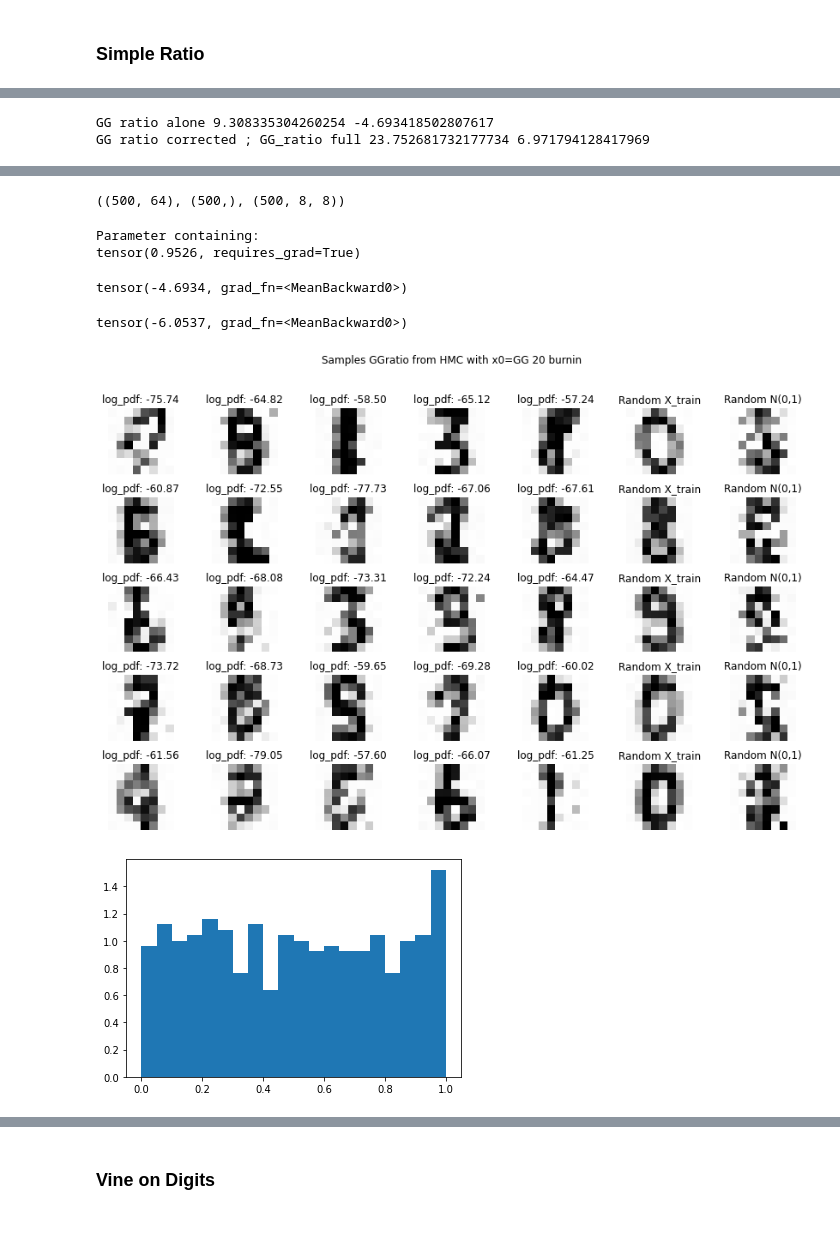
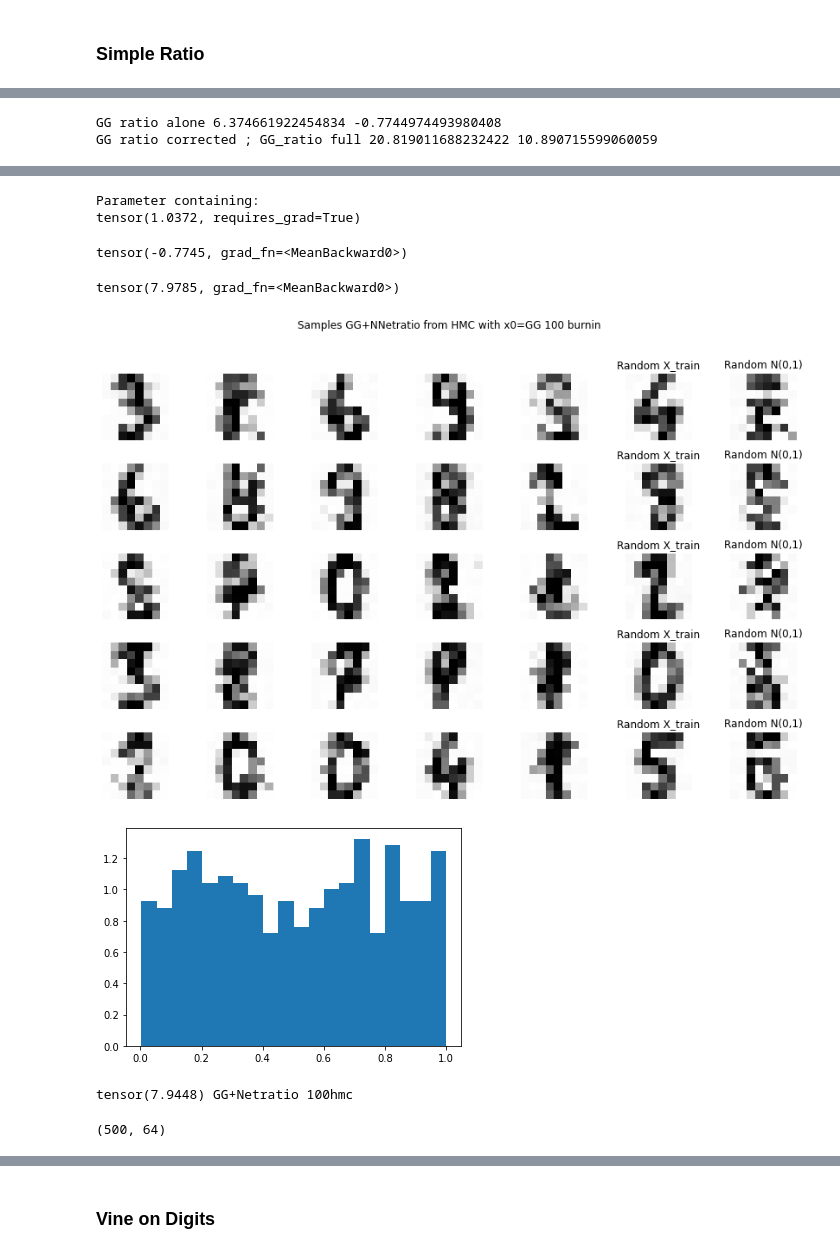
Before and after one commit to Huk-David/Ratio-Copula, a Jupyter notebook: Copula by Ratio Estimation/Digits_MNIST_exp/image_exp.ipynb, the cells around one changed output, grey strips where cells are left out. Saved outputs shown, nothing was run; the diff lists cells and outputs as text; code cells hidden in the pictures; blank space fills up the shorter version.

```diff
--- a/Copula by Ratio Estimation/Digits_MNIST_exp/image_exp.ipynb
+++ b/Copula by Ratio Estimation/Digits_MNIST_exp/image_exp.ipynb
@@ -935,7 +935,7 @@ Estimated Total Size (MB): 0.07
 # training loop for GG Ratio
 
 # Define loss function and optimizer
-optimizer = optim.Adam(ratio_model.parameters())#, lr=0.0002, betas=(0.5, 0.999))
+optimizer = optim.Adam(ratio_model.parameters(), lr=0.0002, betas=(0.5, 0.999))
 
 # Training loop
 num_epochs = 501
@@ -1046,6 +1014,7 @@ import torch.distributions as dist
 ratio_model.eval()
 X_train_flat = X_train.reshape(-1, 64)
 X_test_flat = X_test.reshape(-1, 64)
+GG_cov = np.cov(X_train_flat.T)
 # Define the multivariate normal distribution with the given covariance matrix
 GG_cov_tensor = torch.tensor(GG_cov, dtype=torch.float32)
 multivariate_normal = dist.MultivariateNormal(loc=torch.zeros(64), covariance_matrix=GG_cov_tensor)
@@ -1076,8 +1045,8 @@ gg_ratio_corrected_test = (GG_correction_test + ratio_model(X_test).log()).mean(
 print('GG ratio alone', gg_ratio_train.item(), gg_ratio_test.item())
 print('GG ratio corrected ; GG_ratio full', gg_ratio_corrected_train.item(), gg_ratio_corrected_test.item())
 # %% [output]
-GG ratio alone 9.308335304260254 -4.693418502807617
-GG ratio corrected ; GG_ratio full 23.752681732177734 6.971794128417969
+GG ratio alone 6.374661922454834 -0.7744974493980408
+GG ratio corrected ; GG_ratio full 20.819011688232422 10.890715599060059
 # %%
 def log_GGratio_gauss(x):
 
@@ -1176,11 +1145,11 @@ def sample_GG_hmc(GG_ratio_model, num_samples, num_runs_hmc, num_burnin):
         r_noise = model(x0_proposal)
         x0_run = x0_proposal[np.argmax(r_noise.detach().numpy().flatten())]
         '''
-        # pick x0 randomly from N(0,1)
-        x0_run = torch.randn(1, 1, 8, 8)
-        '''GG_cov = np.cov(X_train.reshape(-1,64).T)
+        '''# pick x0 randomly from N(0,1)
+        x0_run = torch.randn(1, 1, 8, 8)'''
+        GG_cov = np.cov(X_train.reshape(-1,64).T)
         x0_run_np = scs.multivariate_normal.rvs(mean=np.zeros(64), cov=GG_cov, size=1).reshape(1,1,8,8)
-        x0_run = torch.tensor(x0_run_np, dtype=torch.float32)'''
+        x0_run = torch.tensor(x0_run_np, dtype=torch.float32)
         samples_, log_pdf_ = hmc(log_GGratio_gauss,
                             x0=x0_run.flatten().numpy(),
                             n_samples=num_samples,
@@ -1193,26 +1162,23 @@ def sample_GG_hmc(GG_ratio_model, num_samples, num_runs_hmc, num_burnin):
 
     return samples.reshape(-1,64), log_pdf.reshape(-1), x0_noise
 
-samples_simple, log_pdf, x0_noises = sample_GG_hmc(GG_ratio_model=model_GG_CNN,
+samples_simpleGG, log_pdf, x0_noises = sample_GG_hmc(GG_ratio_model=ratio_model,
                             num_samples=1,
                             num_runs_hmc=500,
                             num_burnin=100)
-samples_simple.shape,log_pdf.shape,x0_noises.shape
-# %% [output]
-((500, 64), (500,), (500, 8, 8))
 # %%
 ratio_model.c
 # %% [output]
 Parameter containing:
-tensor(0.9526, requires_grad=True)
+tensor(1.0372, requires_grad=True)
 # %%
 ratio_model(X_test).log().mean()
 # %% [output]
-tensor(-4.6934, grad_fn=<MeanBackward0>)
+tensor(-0.7745, grad_fn=<MeanBackward0>)
 # %%
-ratio_model(torch.tensor(samples_simple.reshape(-1,1,8,8)).float()).log().mean()
+ratio_model(torch.tensor(samples_simpleGG.reshape(-1,1,8,8)).float()).log().mean() # 6.69 for N01 start and 100 burnin
 # %% [output]
-tensor(-6.0537, grad_fn=<MeanBackward0>)
+tensor(7.9785, grad_fn=<MeanBackward0>)
 # %%
 import matplotlib.pyplot as plt
 import numpy as np
@@ -1220,41 +1186,51 @@ import torch
 
 # Create a figure and a set of subplots
 fig, axes = plt.subplots(5, 7, figsize=(12, 8))
-fig.suptitle('Samples GGratio from HMC with x0=GG 20 burnin')
+fig.suptitle('Samples GG+NNetratio from HMC with x0=GG 100 burnin')
 
 # Loop through each row
 for row in range(5):
     # Plot the samples in the first 5 columns
     for col in range(5):
         ax = axes[row, col]
         index = row * 5 + col
-        img = reverse_transform(torch.tensor(samples_simple[index]).reshape(8, 8)).reshape(8, 8)
+        img = reverse_transform(torch.tensor(samples_simpleGG[index]).reshape(8, 8)).reshape(8, 8)
         ax.imshow(img, cmap='gray_r')
         ax.axis('off')
-        ax.set_title(f"log_pdf: {log_pdf[index]:.2f}")
+        #ax.set_title(f"log_pdf: {log_pdf[index]:.2f}")
 
     # Plot random samples of X_train in the 6th column
     ax = axes[row, 5]
     random_index = np.random.randint(len(X_train))
     img = reverse_transform(X_train[random_index]).reshape(8, 8)
     ax.imshow(img, cmap='gray_r')
     ax.axis('off')
     ax.set_title("Random X_train")
 
     # Plot random samples of N(0,1) in the 7th column
     ax = axes[row, 6]
     img = reverse_transform(torch.randn(1, 1, 8, 8)).reshape(8, 8)
     ax.imshow(img, cmap='gray_r')
     ax.axis('off')
     ax.set_title("Random N(0,1)")
 
 # Adjust layout
 plt.tight_layout(rect=[0, 0, 1, 0.96])  # Adjust rect to make room for the suptitle
 plt.show()
 # %% [output]
-[figure, old version]
+[figure, new version]
 # %%
-plt.hist(scs.norm.cdf(samples_simple[:,0]),density=True, bins=20)
+plt.hist(scs.norm.cdf(samples_simpleGG[:,0]),density=True, bins=20)
 plt.show()
 # %% [output]
-[figure, old version]
+[figure, new version]
+# %%
+# with x0=GG 100 burnin with lr=0.0002, betas=(0.5, 0.999)
+print(W2(X_test.reshape(-1,64).float(),torch.tensor(samples_simpleGG).float()),'GG+Netratio 100hmc') # 7.98 with standard adam, 7.94 with lr=0.0002, betas=(0.5, 0.999)
+# GG start has little effect! gives 7.944 compared to 7.941
+# %% [output]
+tensor(7.9448) GG+Netratio 100hmc
+# %%
+cop_sample.shape
+# %% [output]
+(500, 64)
```
Also changed, not shown: parts of 14 cells of this notebook, 5 other files.
